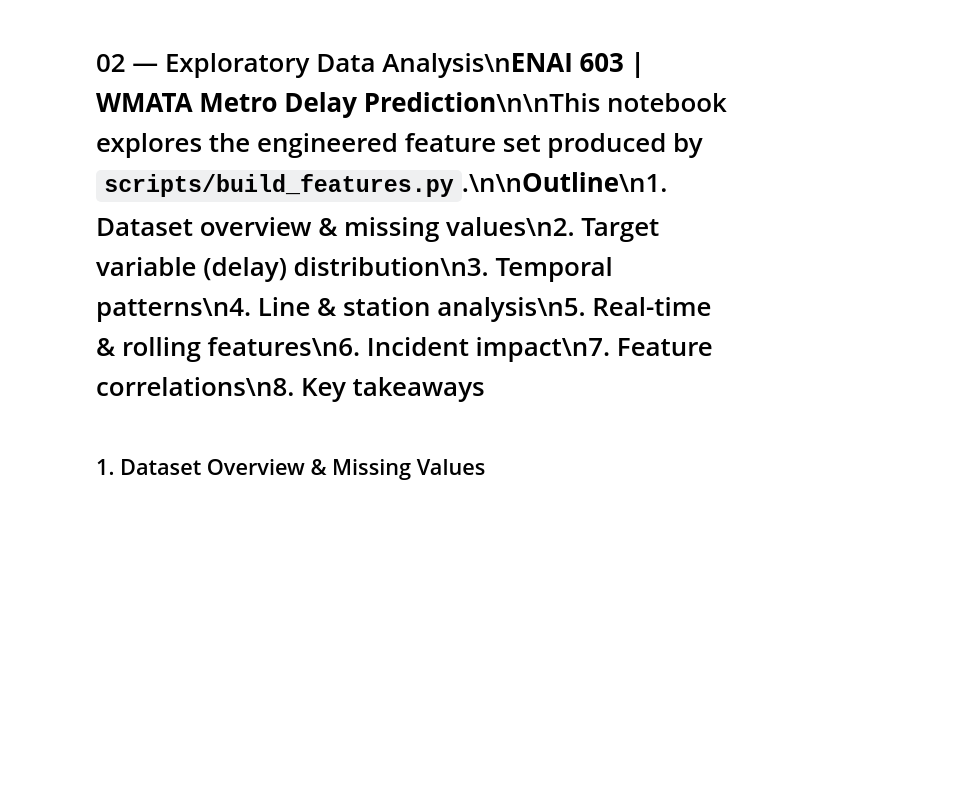
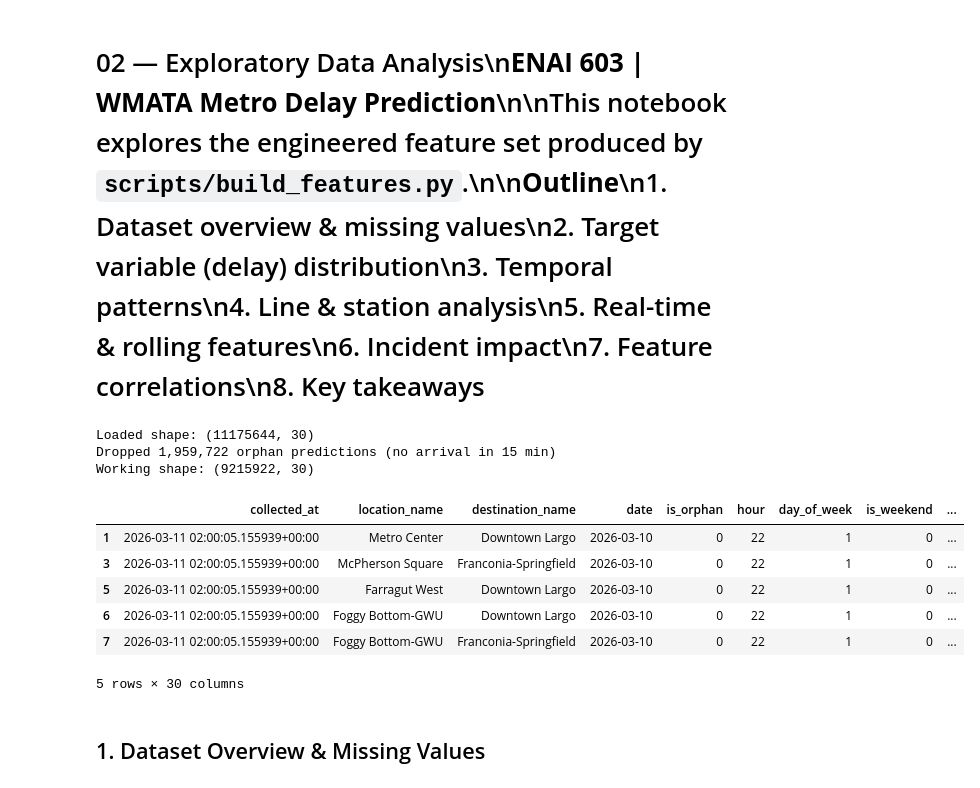
Before and after one commit to Pandabar8/WMATA-Metro-Delay-Prediction, a Jupyter notebook: notebooks/02_eda.ipynb, the cells around one changed output. Drawn from its saved outputs; the diff is of its cells as text; code cells hidden in the pictures; blank space fills up the shorter version.

```diff
--- a/notebooks/02_eda.ipynb
+++ b/notebooks/02_eda.ipynb
@@ -3,20 +3,36 @@
 # %%
 import pandas as pd
 import numpy as np
 import matplotlib.pyplot as plt
 import seaborn as sns
 import os
 
 sns.set_theme(style="whitegrid", palette="muted", font_scale=1.1)
 plt.rcParams["figure.figsize"] = (12, 5)
 
 PROJ = os.path.abspath(os.path.join(os.getcwd(), ".."))
 FIG_DIR = os.path.join(PROJ, "reports", "figures")
 os.makedirs(FIG_DIR, exist_ok=True)
 
 df = pd.read_csv(os.path.join(PROJ, "data", "features.csv"), parse_dates=["collected_at"])
-print(f"Shape: {df.shape}")
+print(f"Loaded shape: {df.shape}")
+if "is_orphan" in df.columns:
+    n_orphan = int(df["is_orphan"].sum())
+    df = df[df["is_orphan"] == 0].copy()
+    print(f"Dropped {n_orphan:,} orphan predictions (no arrival in 15 min)")
+print(f"Working shape: {df.shape}")
 df.head()
+# %% [output]
+Loaded shape: (11175644, 30)
+Dropped 1,959,722 orphan predictions (no arrival in 15 min)
+Working shape: (9215922, 30)
+|  | collected_at | location_name | destination_name | date | is_orphan | hour | day_of_week | is_weekend | ... |
+| 1 | 2026-03-11 02:00:05.155939+00:00 | Metro Center | Downtown Largo | 2026-03-10 | 0 | 22 | 1 | 0 | ... |
+| 3 | 2026-03-11 02:00:05.155939+00:00 | McPherson Square | Franconia-Springfield | 2026-03-10 | 0 | 22 | 1 | 0 | ... |
+| 5 | 2026-03-11 02:00:05.155939+00:00 | Farragut West | Downtown Largo | 2026-03-10 | 0 | 22 | 1 | 0 | ... |
+| 6 | 2026-03-11 02:00:05.155939+00:00 | Foggy Bottom-GWU | Downtown Largo | 2026-03-10 | 0 | 22 | 1 | 0 | ... |
+| 7 | 2026-03-11 02:00:05.155939+00:00 | Foggy Bottom-GWU | Franconia-Springfield | 2026-03-10 | 0 | 22 | 1 | 0 | ... |
+5 rows × 30 columns
 # %% [markdown]
 ## 1. Dataset Overview & Missing Values
 # %%
```
Also changed, not shown: parts of 10 cells of this notebook, 13 other files.
